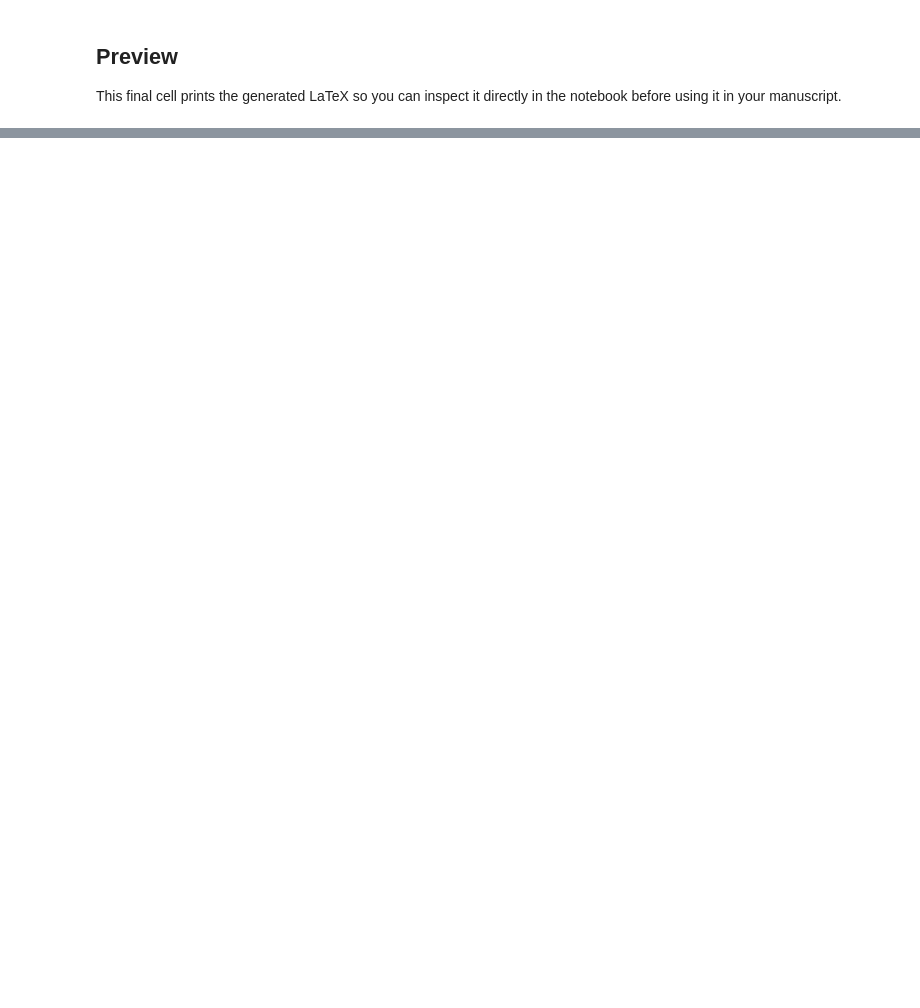
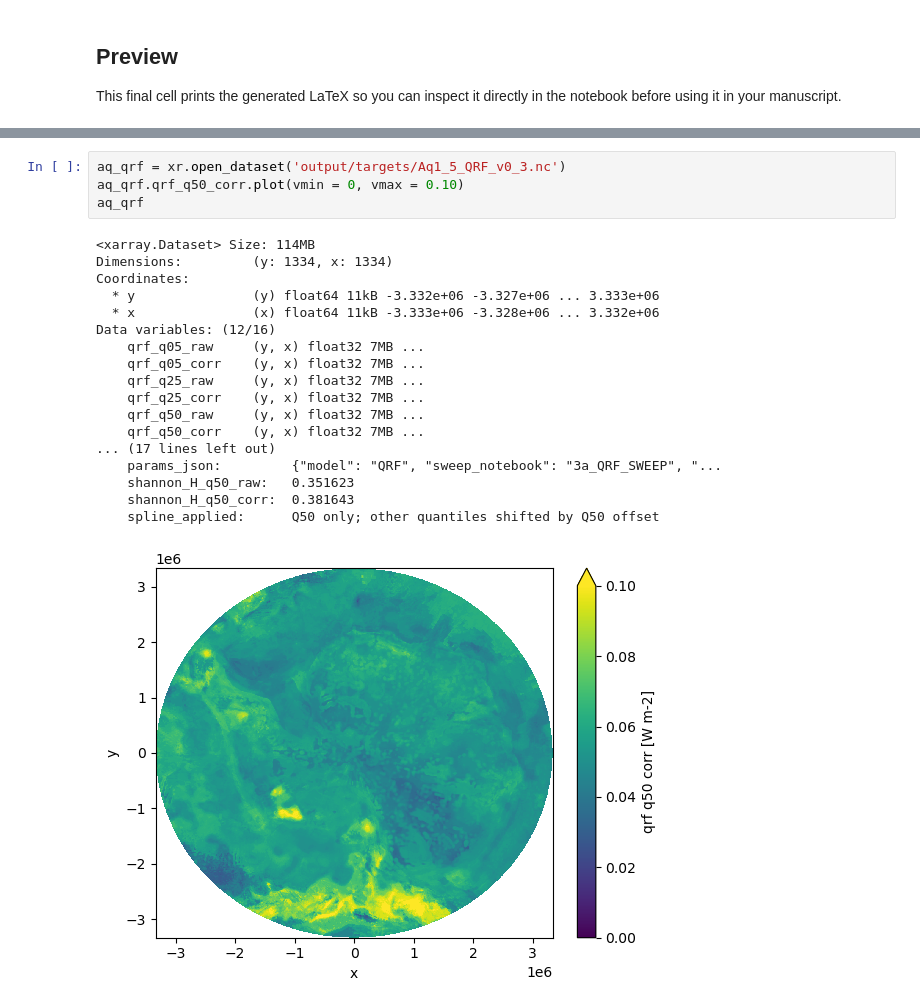
Before and after one commit to TobbeTripitaka/Aq2, a Jupyter notebook: X_EXTRAS.ipynb, the cells around one changed output, grey strips where cells are left out. Drawn from its saved outputs; the diff is of its cells as text; blank space fills up the shorter version.

```diff
--- a/X_EXTRAS.ipynb
+++ b/X_EXTRAS.ipynb
@@ -125,0 +194,23 @@ print(out_path.read_text())
+# %%
+aq_qrf = xr.open_dataset('output/targets/Aq1_5_QRF_v0_3.nc')
+aq_qrf.qrf_q50_corr.plot(vmin = 0, vmax = 0.10)
+aq_qrf
+# %% [output]
+<xarray.Dataset> Size: 114MB
+Dimensions:         (y: 1334, x: 1334)
+Coordinates:
+  * y               (y) float64 11kB -3.332e+06 -3.327e+06 ... 3.333e+06
+  * x               (x) float64 11kB -3.333e+06 -3.328e+06 ... 3.332e+06
+Data variables: (12/16)
+    qrf_q05_raw     (y, x) float32 7MB ...
+    qrf_q05_corr    (y, x) float32 7MB ...
+    qrf_q25_raw     (y, x) float32 7MB ...
+    qrf_q25_corr    (y, x) float32 7MB ...
+    qrf_q50_raw     (y, x) float32 7MB ...
+    qrf_q50_corr    (y, x) float32 7MB ...
+... (17 lines left out)
+    params_json:         {"model": "QRF", "sweep_notebook": "3a_QRF_SWEEP", "...
+    shannon_H_q50_raw:   0.351623
+    shannon_H_q50_corr:  0.381643
+    spline_applied:      Q50 only; other quantiles shifted by Q50 offset
+[figure, added]
```
Also changed, not shown: parts of 11 cells of this notebook, 4 other files.
